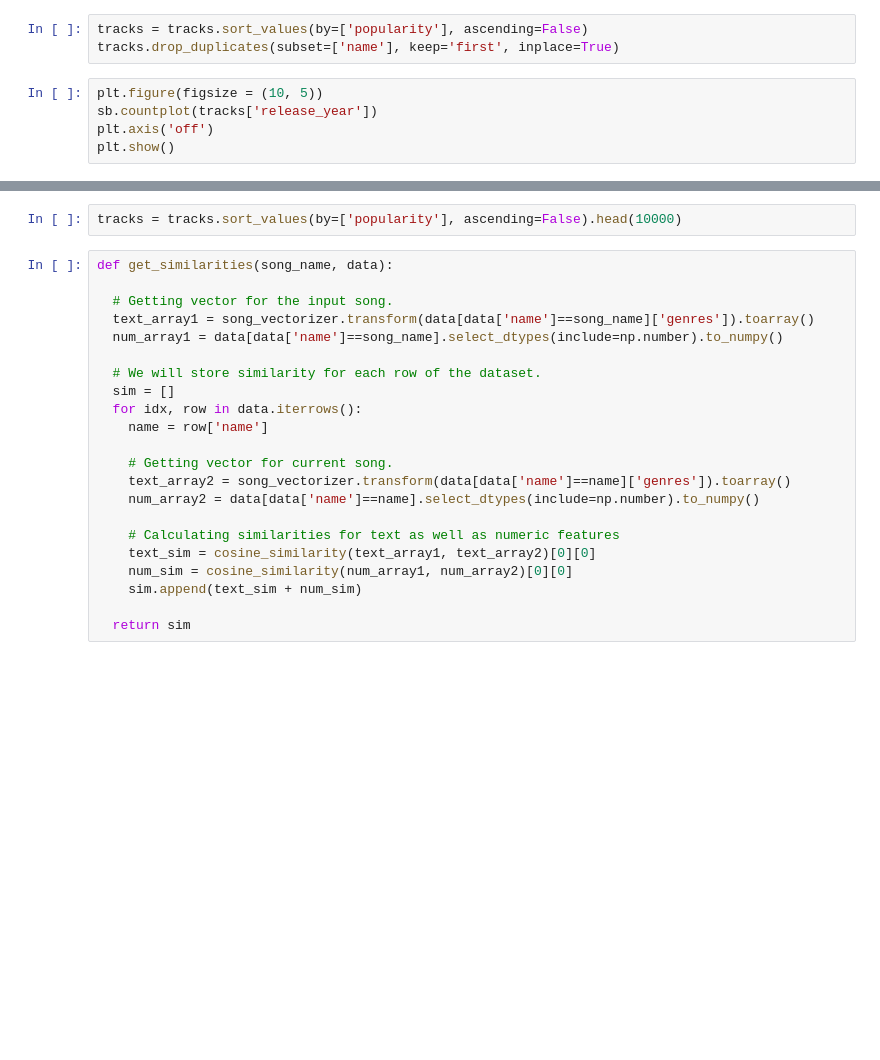
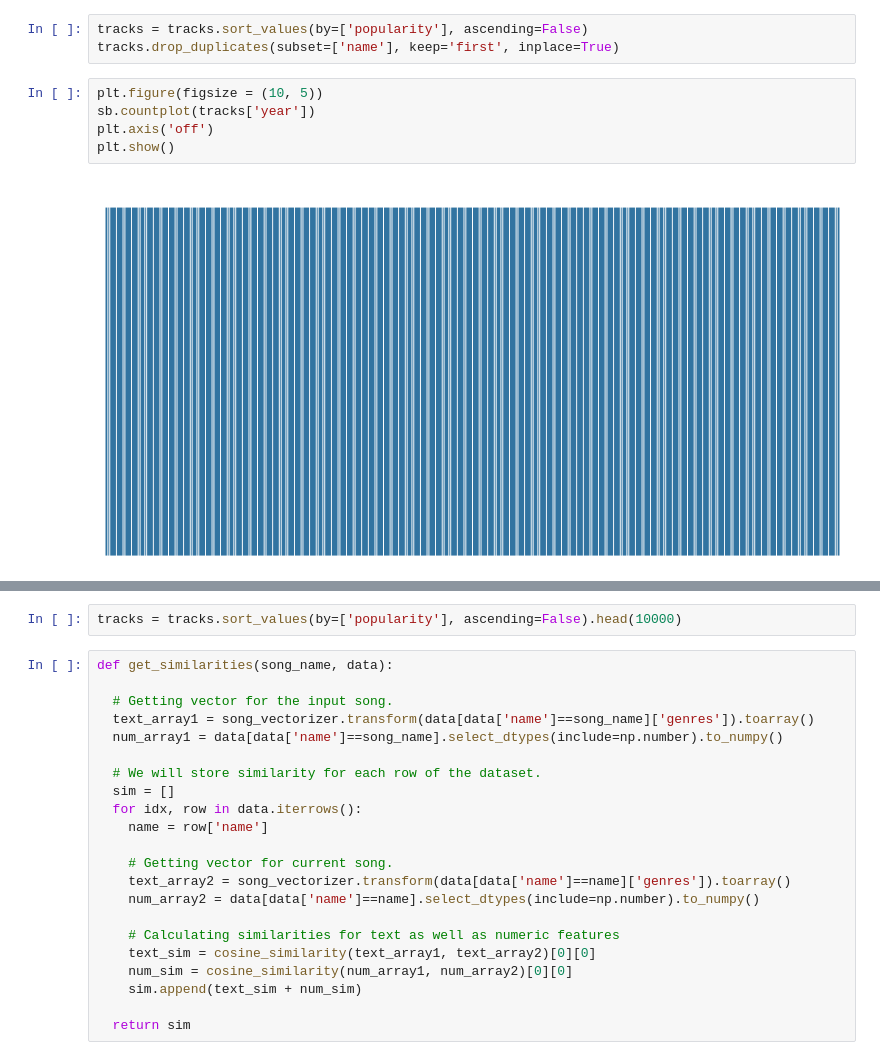
Before and after one commit to LingSiewWin/Music-Recommendation-using-ML, a Jupyter notebook: Music_Recommendation_using_ML.ipynb, the cells around one changed output, grey strips where cells are left out. Drawn from its saved outputs; the diff is of its cells as text; blank space fills up the shorter version.

```diff
--- a/Music_Recommendation_using_ML.ipynb
+++ b/Music_Recommendation_using_ML.ipynb
@@ -38,9 +102,11 @@ tracks = tracks.sort_values(by=['popularity'], ascending=False)
 tracks.drop_duplicates(subset=['name'], keep='first', inplace=True)
 # %%
 plt.figure(figsize = (10, 5))
-sb.countplot(tracks['release_year'])
+sb.countplot(tracks['year'])
 plt.axis('off')
 plt.show()
+# %% [output]
+[figure, added]
 # %%
 floats = []
 for col in tracks.columns:
```
Also changed, not shown: parts of 17 cells of this notebook.
